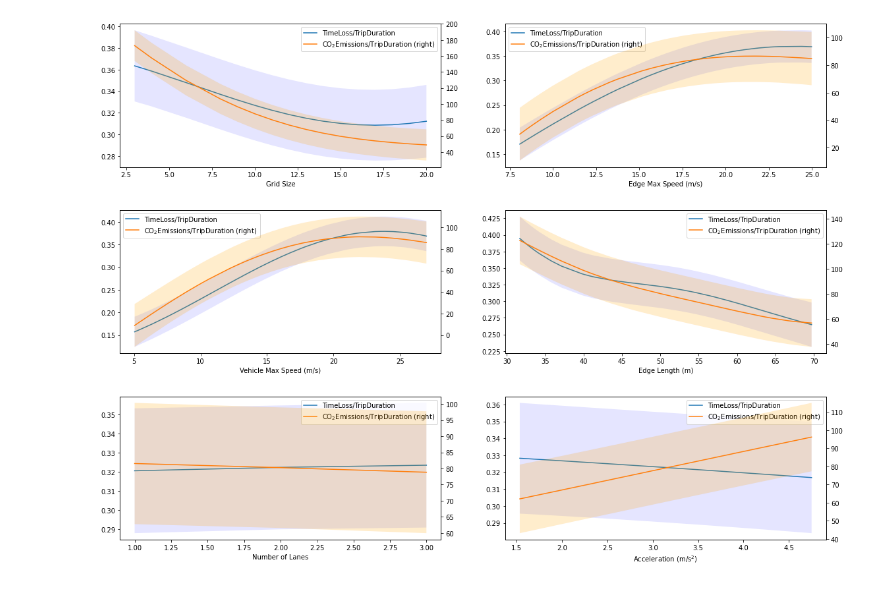
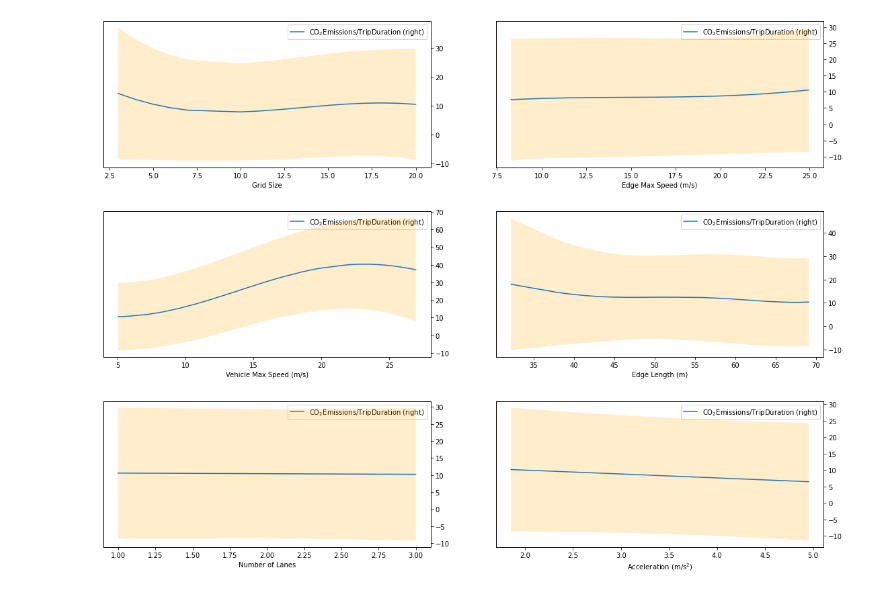
Before and after one commit to MatteoBettini/TrafficEmu, a Jupyter notebook: sensitivity_analysis/ofat.ipynb, the cells around one changed output. Cells and saved outputs as stored; diff of their text form; code cells hidden in the pictures.

```diff
--- a/sensitivity_analysis/ofat.ipynb
+++ b/sensitivity_analysis/ofat.ipynb
@@ -1,16 +0,0 @@
-# %%
-import pickle
-
-random = False
-mv = False
-ivr = True
-
-if random:
-    timeloss_emukit_model = pickle.load(open('../experimental_design/models/250_random_points_supervised_GP_timeloss.pkl', "rb"))
-    emissions_emukit_model = pickle.load(open('../experimental_design/models/270_random_points_supervised_GP_co2.pkl', "rb"))
-elif mv:
-    timeloss_emukit_model = pickle.load(open('../experimental_design/models/model_variance_20_init_points_250_loops_timeloss.pkl', "rb"))
-    emissions_emukit_model = pickle.load(open('../experimental_design/models/model_variance_20_init_points_250_loops_co2.pkl', "rb"))
-elif ivr:
-    timeloss_emukit_model = pickle.load(open('../experimental_design/models/integrated_variance_reduction_20_init_points_250_loops_timeloss.pkl', "rb"))
-    emissions_emukit_model = pickle.load(open('../experimental_design/models/integrated_variance_reduction_20_init_points_250_loops_co2.pkl', "rb"))
@@ -17,6 +61,6 @@ elif ivr:
 # %%
 from experimental_design.config import get_ofat_parameter_spaces
-parameter_spaces = get_ofat_parameter_spaces()
+parameter_spaces = get_ofat_parameter_spaces('CO2')
 # %%
 from emukit.core.initial_designs import RandomDesign
 import pandas as pd
@@ -32,36 +76,34 @@ for idx, space_dict in enumerate(parameter_spaces):
     test_X = design.get_samples(num_data_points)
     emissions_pred_Y, emissions_pred_Y_variance = emissions_emukit_model.predict(test_X)
     timeloss_pred_Y, timeloss_pred_Y_variance = timeloss_emukit_model.predict(test_X)
 
     emissions_X = test_X[:, idx]
     emissions_Y = emissions_pred_Y[:, 0]
     emissions_Variance = emissions_pred_Y_variance[:, 0]
     emissions_sort_positions = emissions_X.argsort()
     emissions_X = emissions_X[emissions_sort_positions]
     emissions_Y = emissions_Y[emissions_sort_positions]
     emissions_Std = np.sqrt(emissions_Variance[emissions_sort_positions])
 
     timeloss_X = test_X[:, idx]
     timeloss_Y = timeloss_pred_Y[:, 0]
     timeloss_Variance = timeloss_pred_Y_variance[:, 0]
     timeloss_sort_positions = timeloss_X.argsort()
     timeloss_X = timeloss_X[timeloss_sort_positions]
     timeloss_Y = timeloss_Y[timeloss_sort_positions]
     timeloss_Std = np.sqrt(timeloss_Variance[timeloss_sort_positions])
 
     data = {
         'timeloss_X': timeloss_X, 'TimeLoss/TripDuration': timeloss_Y, 'timeloss_Std': timeloss_Std,
         'emissions_X': emissions_X, 'CO$_2$Emissions/TripDuration': emissions_Y, 'emissions_Std': emissions_Std,
     }
     ax = axs[idx//2][idx%2]
-    _ax1 = pd.DataFrame(data).plot.line(x='timeloss_X', y='TimeLoss/TripDuration', ax=ax) #, yerr='timeloss_Std')
+    # _ax1 = pd.DataFrame(data).plot.line(x='timeloss_X', y='TimeLoss/TripDuration', ax=ax) #, yerr='timeloss_Std')
     _ax2 = pd.DataFrame(data).plot.line(secondary_y=True, x='emissions_X', y='CO$_2$Emissions/TripDuration', ax=ax) #, yerr='emission_Std')
-    _ax1.fill_between(timeloss_X, data['TimeLoss/TripDuration'] - data['timeloss_Std'], data['TimeLoss/TripDuration'] + data['timeloss_Std'],
-                 facecolor='blue', alpha=0.1, interpolate=True)
-    _ax2.fill_between(emissions_X, data['CO$_2$Emissions/TripDuration'] - data['emissions_Std'], data['CO$_2$Emissions/TripDuration'] + data['emissions_Std'],
-                 facecolor='orange', alpha=0.2, interpolate=True)
+    # _ax1.fill_between(timeloss_X, data['TimeLoss/TripDuration'] - data['timeloss_Std'], data['TimeLoss/TripDuration'] + data['timeloss_Std'], facecolor='blue', alpha=0.1, interpolate=True)
+    _ax2.fill_between(emissions_X, data['CO$_2$Emissions/TripDuration'] - data['emissions_Std'], data['CO$_2$Emissions/TripDuration'] + data['emissions_Std'], facecolor='orange', alpha=0.2, interpolate=True)
     ax.set_xlabel(parameter_name)
 plt.subplots_adjust(hspace=0.3)
 fig.show()
 # %% [output]
-[figure, old version]
+[figure, new version]
```
Also changed, not shown: parts of 3 cells of this notebook, 4 other files.
